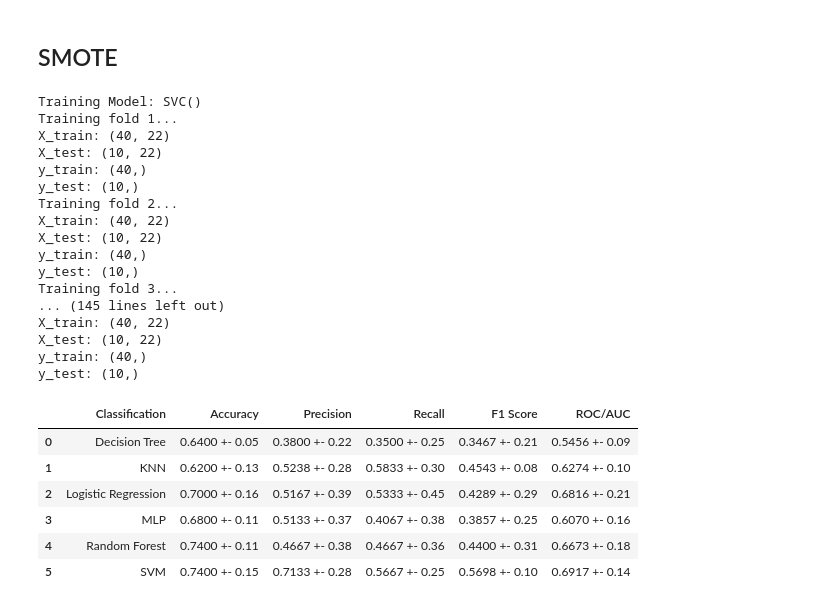
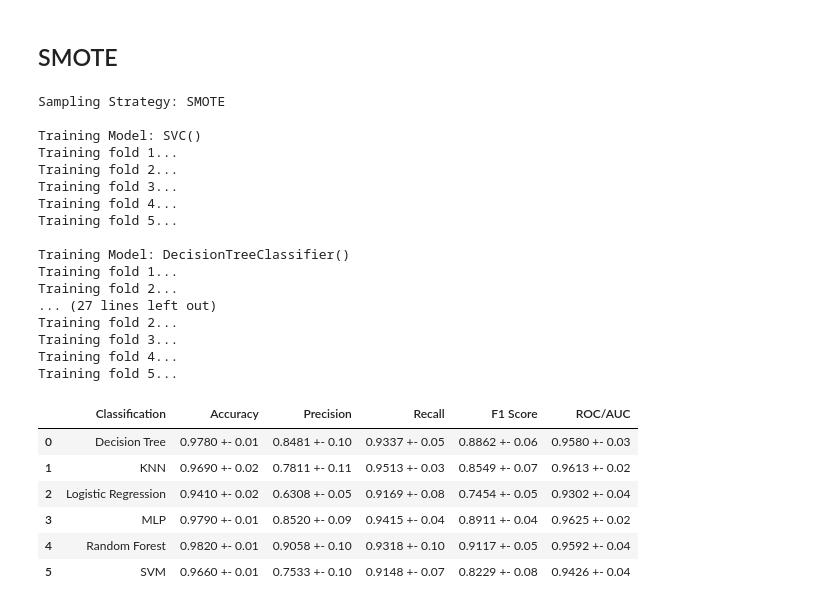
Before and after one commit to caiocmb7/projetos, a Jupyter notebook: ML&AI/TCC/Seleção e avaliação de modelos - resampling-Copy1.ipynb, the cells around one changed output. Cells and saved outputs as stored; diff of their text form; code cells hidden in the pictures.

```diff
--- a/ML&AI/TCC/Seleção e avaliação de modelos - resampling-Copy1.ipynb
+++ b/ML&AI/TCC/Seleção e avaliação de modelos - resampling-Copy1.ipynb
@@ -723,30 +522,2 @@ ValueError: Invalid parameter 'model' for estimator Pipeline(steps=[('balancing'
 # %% [markdown]
 ## SMOTE
-# %%
-results_df = evaluate_pipeline_smote(X, y, num_features, cat_features)
-results_df
-# %% [output]
-Training Model: SVC()
-Training fold 1...
-X_train: (40, 22)
-X_test: (10, 22)
-y_train: (40,)
-y_test: (10,)
-Training fold 2...
-X_train: (40, 22)
-X_test: (10, 22)
-y_train: (40,)
-y_test: (10,)
-Training fold 3...
-... (145 lines left out)
-X_train: (40, 22)
-X_test: (10, 22)
-y_train: (40,)
-y_test: (10,)
-|  | Classification | Accuracy | Precision | Recall | F1 Score | ROC/AUC |
-| 0 | Decision Tree | 0.6400 +- 0.05 | 0.3800 +- 0.22 | 0.3500 +- 0.25 | 0.3467 +- 0.21 | 0.5456 +- 0.09 |
-| 1 | KNN | 0.6200 +- 0.13 | 0.5238 +- 0.28 | 0.5833 +- 0.30 | 0.4543 +- 0.08 | 0.6274 +- 0.10 |
-| 2 | Logistic Regression | 0.7000 +- 0.16 | 0.5167 +- 0.39 | 0.5333 +- 0.45 | 0.4289 +- 0.29 | 0.6816 +- 0.21 |
-| 3 | MLP | 0.6800 +- 0.11 | 0.5133 +- 0.37 | 0.4067 +- 0.38 | 0.3857 +- 0.25 | 0.6070 +- 0.16 |
-| 4 | Random Forest | 0.7400 +- 0.11 | 0.4667 +- 0.38 | 0.4667 +- 0.36 | 0.4400 +- 0.31 | 0.6673 +- 0.18 |
-| 5 | SVM | 0.7400 +- 0.15 | 0.7133 +- 0.28 | 0.5667 +- 0.25 | 0.5698 +- 0.10 | 0.6917 +- 0.14 |
@@ -752,0 +627,28 @@ y_test: (10,)
+# %%
+smote_df = evaluation_pipeline(X = X, y = y, num_features = num_features, cat_features = cat_features, sampling_strategy = "SMOTE")
+smote_df
+# %% [output]
+Sampling Strategy: SMOTE
+
+Training Model: SVC()
+Training fold 1...
+Training fold 2...
+Training fold 3...
+Training fold 4...
+Training fold 5...
+
+Training Model: DecisionTreeClassifier()
+Training fold 1...
+Training fold 2...
+... (27 lines left out)
+Training fold 2...
+Training fold 3...
+Training fold 4...
+Training fold 5...
+|  | Classification | Accuracy | Precision | Recall | F1 Score | ROC/AUC |
+| 0 | Decision Tree | 0.9780 +- 0.01 | 0.8481 +- 0.10 | 0.9337 +- 0.05 | 0.8862 +- 0.06 | 0.9580 +- 0.03 |
+| 1 | KNN | 0.9690 +- 0.02 | 0.7811 +- 0.11 | 0.9513 +- 0.03 | 0.8549 +- 0.07 | 0.9613 +- 0.02 |
+| 2 | Logistic Regression | 0.9410 +- 0.02 | 0.6308 +- 0.05 | 0.9169 +- 0.08 | 0.7454 +- 0.05 | 0.9302 +- 0.04 |
+| 3 | MLP | 0.9790 +- 0.01 | 0.8520 +- 0.09 | 0.9415 +- 0.04 | 0.8911 +- 0.04 | 0.9625 +- 0.02 |
+| 4 | Random Forest | 0.9820 +- 0.01 | 0.9058 +- 0.10 | 0.9318 +- 0.10 | 0.9117 +- 0.05 | 0.9592 +- 0.04 |
+| 5 | SVM | 0.9660 +- 0.01 | 0.7533 +- 0.10 | 0.9148 +- 0.07 | 0.8229 +- 0.08 | 0.9426 +- 0.04 |
```
Also changed, not shown: parts of 24 cells of this notebook, 3 other files.
